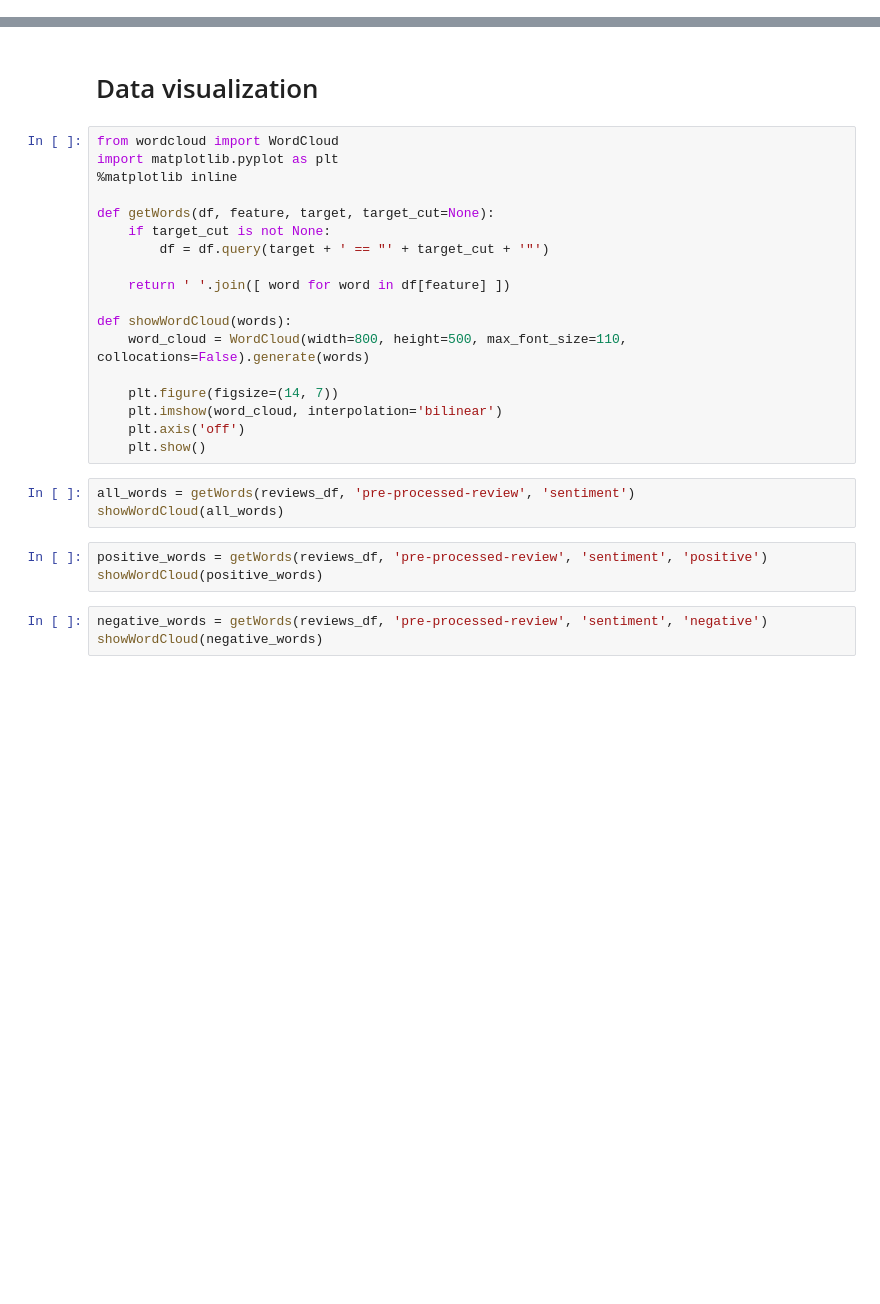
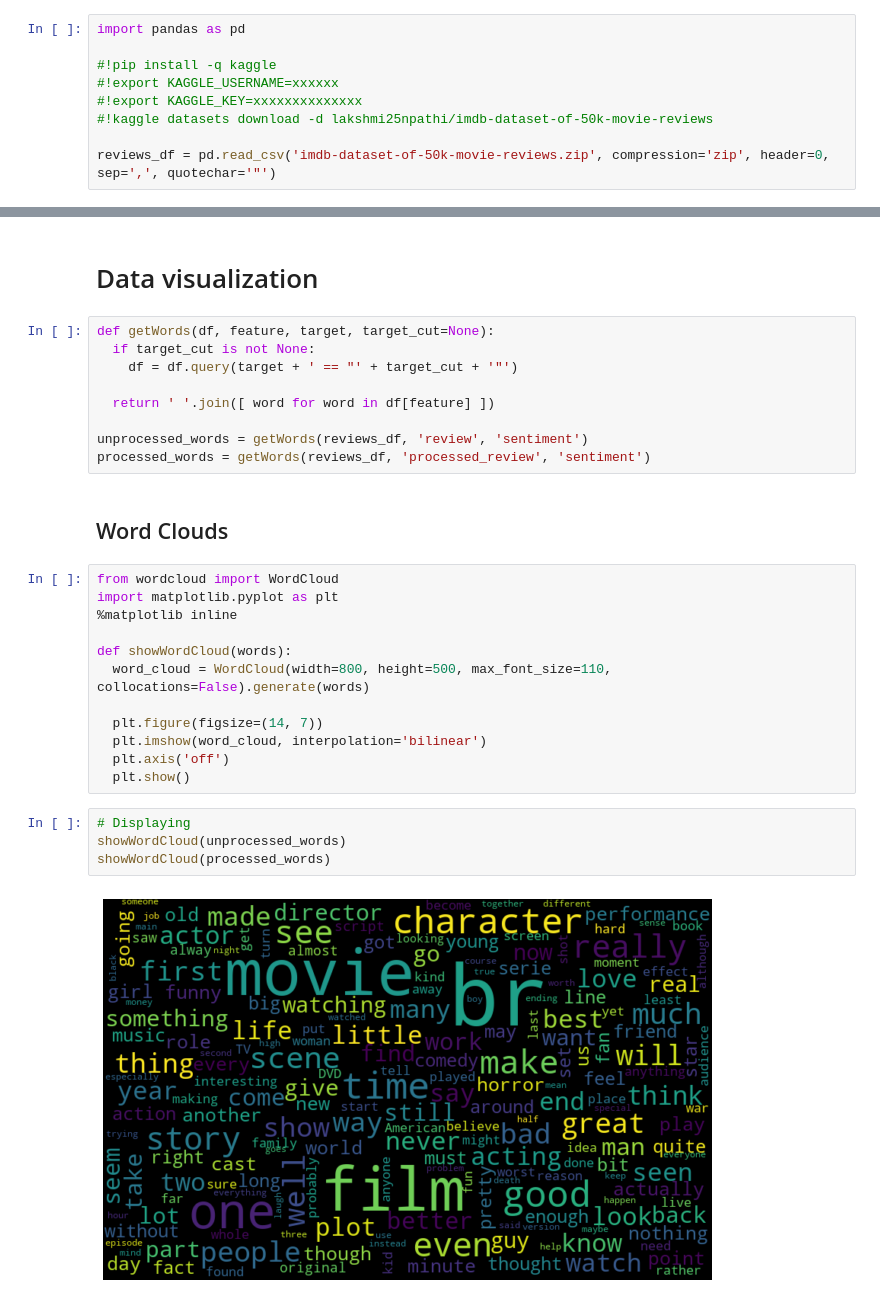
Before and after one commit to andrewmsilva/DataScienceStudies, a Jupyter notebook: Sentiment analysis of IMDB reviews.ipynb, the cells around one changed output, grey strips where cells are left out. Drawn from its saved outputs; the diff is of its cells as text; blank space fills up the shorter version.

```diff
--- a/Sentiment analysis of IMDB reviews.ipynb
+++ b/Sentiment analysis of IMDB reviews.ipynb
@@ -22,0 +20,9 @@ reviews_df
+# %%
+import pandas as pd
+
+#!pip install -q kaggle
+#!export KAGGLE_USERNAME=xxxxxx
+#!export KAGGLE_KEY=xxxxxxxxxxxxxx
+#!kaggle datasets download -d lakshmi25npathi/imdb-dataset-of-50k-movie-reviews
+
+reviews_df = pd.read_csv('imdb-dataset-of-50k-movie-reviews.zip', compression='zip', header=0, sep=',', quotechar='"')
@@ -58,29 +98,31 @@ reviews_df
 # %% [markdown]
 # Data visualization
+# %%
+def getWords(df, feature, target, target_cut=None):
+  if target_cut is not None:
+    df = df.query(target + ' == "' + target_cut + '"')
+
+  return ' '.join([ word for word in df[feature] ])
+
+unprocessed_words = getWords(reviews_df, 'review', 'sentiment')
+processed_words = getWords(reviews_df, 'processed_review', 'sentiment')
+# %% [markdown]
+## Word Clouds
 # %%
 from wordcloud import WordCloud
 import matplotlib.pyplot as plt
 %matplotlib inline
 
-def getWords(df, feature, target, target_cut=None):
-    if target_cut is not None:
-        df = df.query(target + ' == "' + target_cut + '"')
+def showWordCloud(words):
+  word_cloud = WordCloud(width=800, height=500, max_font_size=110, collocations=False).generate(words)
 
-    return ' '.join([ word for word in df[feature] ])
-
-def showWordCloud(words):
-    word_cloud = WordCloud(width=800, height=500, max_font_size=110, collocations=False).generate(words)
-
-    plt.figure(figsize=(14, 7))
-    plt.imshow(word_cloud, interpolation='bilinear')
-    plt.axis('off')
-    plt.show()
+  plt.figure(figsize=(14, 7))
+  plt.imshow(word_cloud, interpolation='bilinear')
+  plt.axis('off')
+  plt.show()
-# %%
-all_words = getWords(reviews_df, 'pre-processed-review', 'sentiment')
-showWordCloud(all_words)
-# %%
-positive_words = getWords(reviews_df, 'pre-processed-review', 'sentiment', 'positive')
-showWordCloud(positive_words)
-# %%
-negative_words = getWords(reviews_df, 'pre-processed-review', 'sentiment', 'negative')
-showWordCloud(negative_words)
+# %%
+# Displaying
+showWordCloud(unprocessed_words)
+showWordCloud(processed_words)
+# %% [output]
+[figure, added]
```
Also changed, not shown: parts of 29 cells of this notebook.
